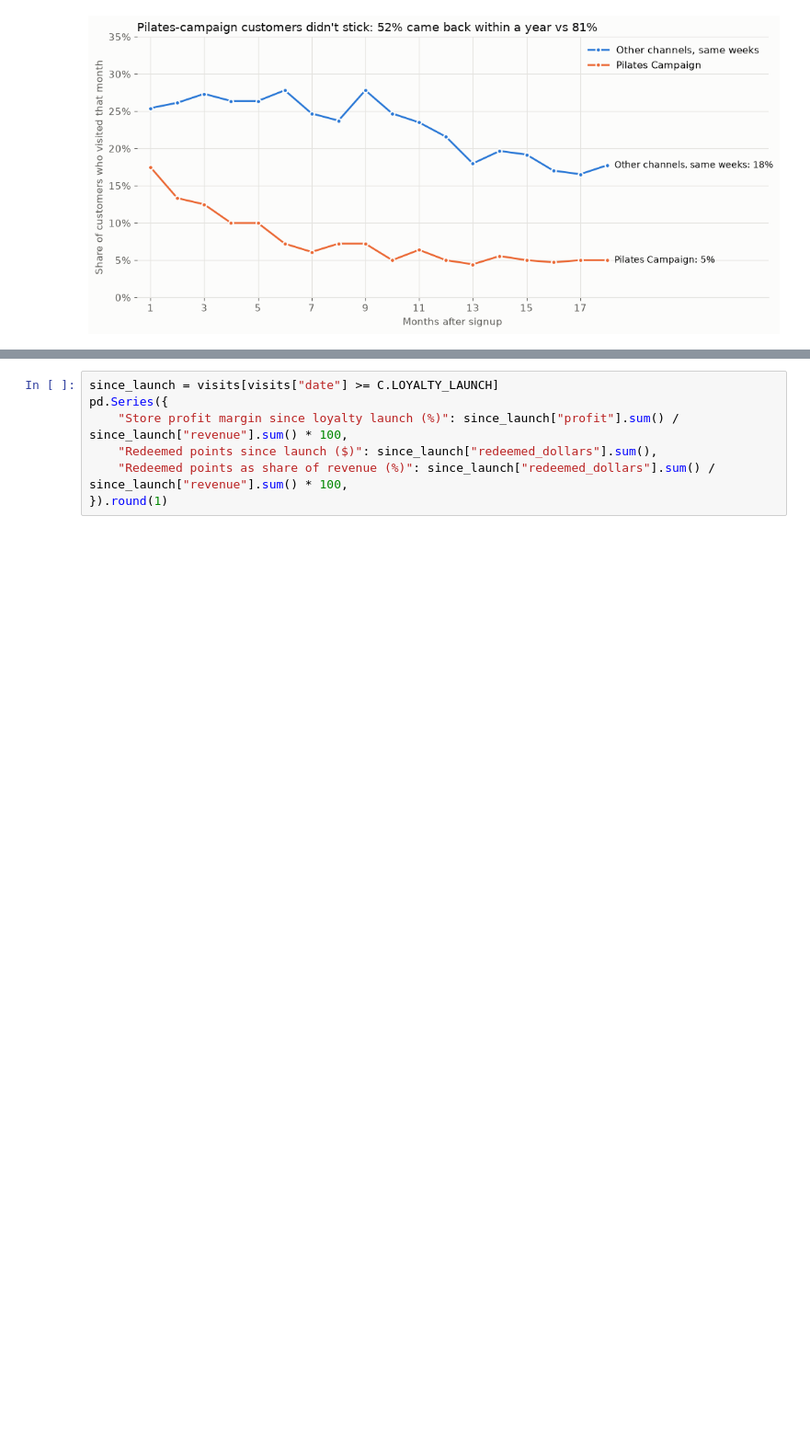
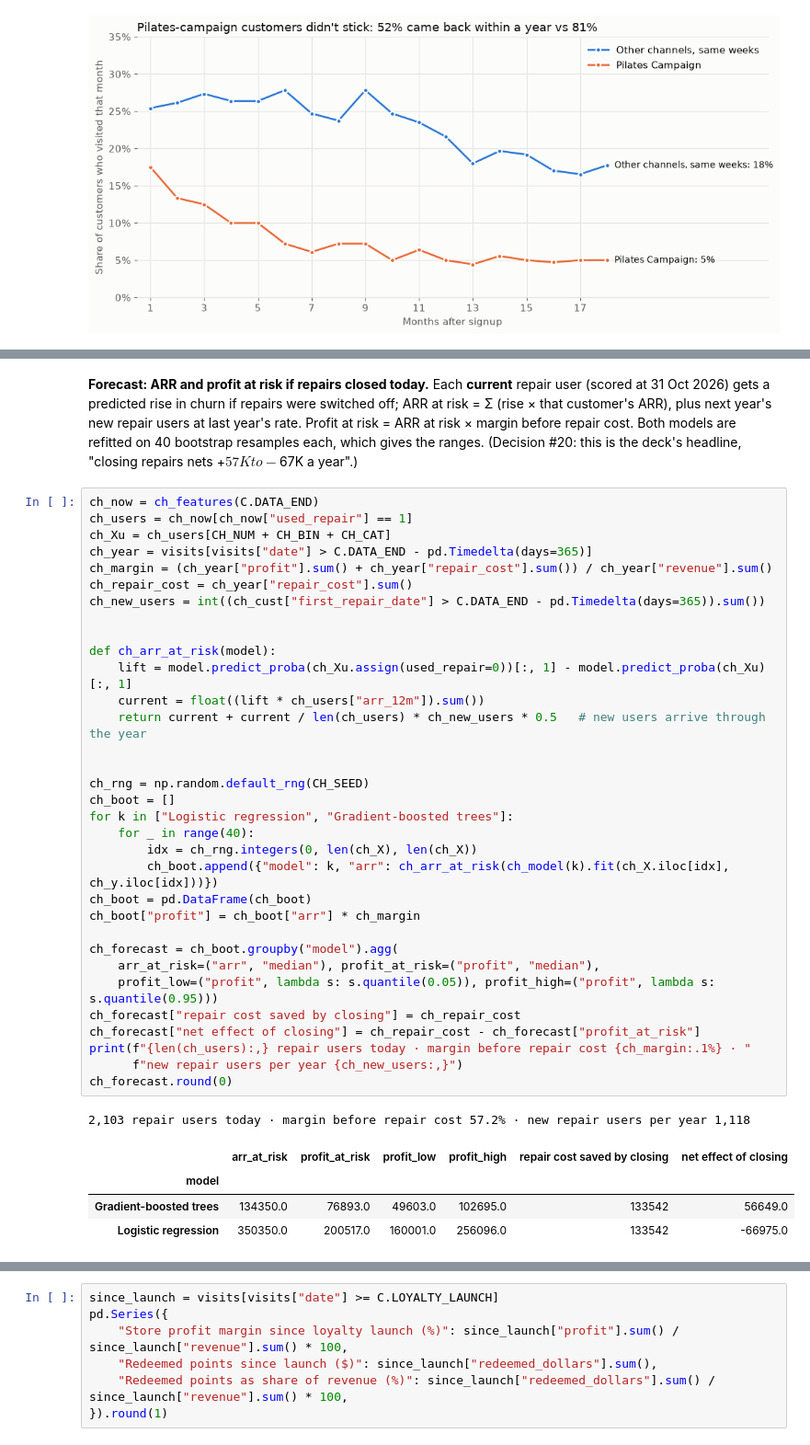
Before and after one commit to rchicoin/DATATHON2026, a Jupyter notebook: summary.ipynb, the cells around one changed output, grey strips where cells are left out. Shown at 92% size. Cells and saved outputs as stored; diff of their text form; blank space fills up the shorter version.

```diff
--- a/summary.ipynb
+++ b/summary.ipynb
@@ -744,0 +880,45 @@ plt.show()
+# %% [markdown]
+**Forecast: ARR and profit at risk if repairs closed today.** Each **current** repair user (scored at 31 Oct
+2026) gets a predicted rise in churn if repairs were switched off; ARR at risk = Σ (rise × that customer's ARR),
+plus next year's new repair users at last year's rate. Profit at risk = ARR at risk × margin before repair cost.
+Both models are refitted on 40 bootstrap resamples each, which gives the ranges. (Decision #20: this is the deck's
+headline, "closing repairs nets +$57K to −$67K a year".)
+# %%
+ch_now = ch_features(C.DATA_END)
+ch_users = ch_now[ch_now["used_repair"] == 1]
+ch_Xu = ch_users[CH_NUM + CH_BIN + CH_CAT]
+ch_year = visits[visits["date"] > C.DATA_END - pd.Timedelta(days=365)]
+ch_margin = (ch_year["profit"].sum() + ch_year["repair_cost"].sum()) / ch_year["revenue"].sum()
+ch_repair_cost = ch_year["repair_cost"].sum()
+ch_new_users = int((ch_cust["first_repair_date"] > C.DATA_END - pd.Timedelta(days=365)).sum())
+
+
+def ch_arr_at_risk(model):
+    lift = model.predict_proba(ch_Xu.assign(used_repair=0))[:, 1] - model.predict_proba(ch_Xu)[:, 1]
+    current = float((lift * ch_users["arr_12m"]).sum())
+    return current + current / len(ch_users) * ch_new_users * 0.5   # new users arrive through the year
+
+
+ch_rng = np.random.default_rng(CH_SEED)
+ch_boot = []
+for k in ["Logistic regression", "Gradient-boosted trees"]:
+    for _ in range(40):
+        idx = ch_rng.integers(0, len(ch_X), len(ch_X))
+        ch_boot.append({"model": k, "arr": ch_arr_at_risk(ch_model(k).fit(ch_X.iloc[idx], ch_y.iloc[idx]))})
+ch_boot = pd.DataFrame(ch_boot)
+ch_boot["profit"] = ch_boot["arr"] * ch_margin
+
+ch_forecast = ch_boot.groupby("model").agg(
+    arr_at_risk=("arr", "median"), profit_at_risk=("profit", "median"),
+    profit_low=("profit", lambda s: s.quantile(0.05)), profit_high=("profit", lambda s: s.quantile(0.95)))
+ch_forecast["repair cost saved by closing"] = ch_repair_cost
+ch_forecast["net effect of closing"] = ch_repair_cost - ch_forecast["profit_at_risk"]
+print(f"{len(ch_users):,} repair users today · margin before repair cost {ch_margin:.1%} · "
+      f"new repair users per year {ch_new_users:,}")
+ch_forecast.round(0)
+# %% [output]
+2,103 repair users today · margin before repair cost 57.2% · new repair users per year 1,118
+|  | arr_at_risk | profit_at_risk | profit_low | profit_high | repair cost saved by closing | net effect of closing |
+| model |  |  |  |  |  |  |
+| Gradient-boosted trees | 134350.0 | 76893.0 | 49603.0 | 102695.0 | 133542 | 56649.0 |
+| Logistic regression | 350350.0 | 200517.0 | 160001.0 | 256096.0 | 133542 | -66975.0 |
```
Also changed, not shown: parts of 14 cells of this notebook, 2 other files.
